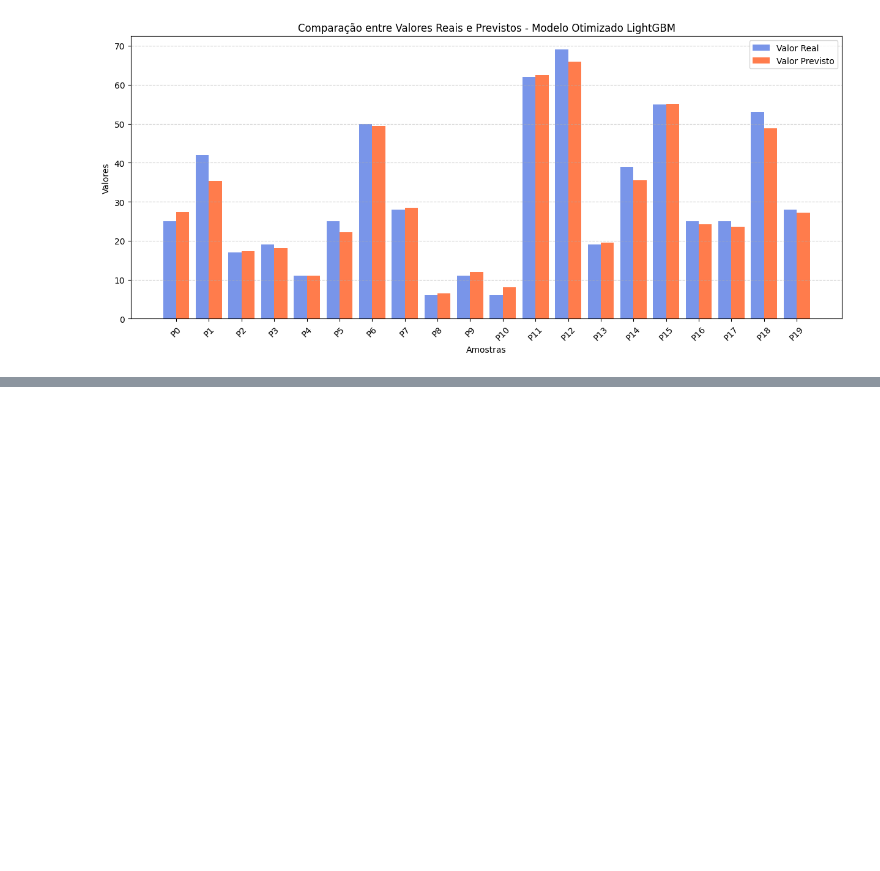
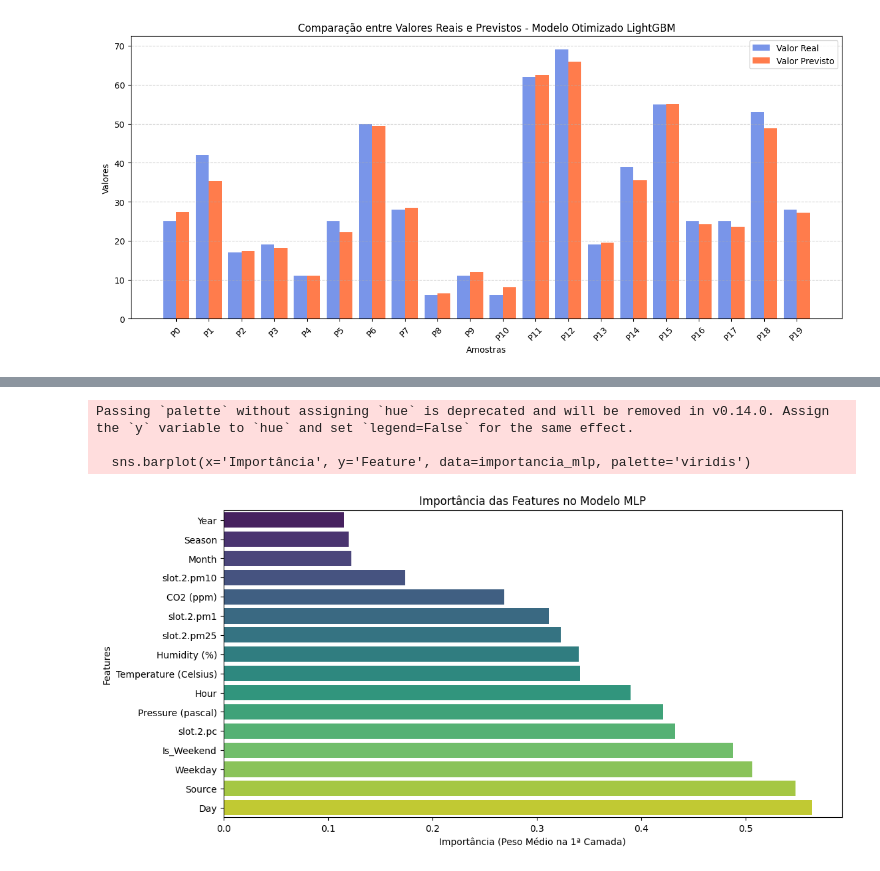
Before and after one commit to victor7miguel7/pesquisa-ic-ar, a Jupyter notebook: air_quality.ipynb, the cells around one changed output, grey strips where cells are left out. Saved outputs shown, nothing was run; the diff lists cells and outputs as text; code cells hidden in the pictures; blank space fills up the shorter version.

```diff
--- a/air_quality.ipynb
+++ b/air_quality.ipynb
@@ -1235,0 +1353,27 @@ R² Score: 0.0460
+# %%
+import matplotlib.pyplot as plt
+import seaborn as sns
+import pandas as pd
+
+# Extrai os pesos absolutos da primeira camada
+with torch.no_grad():
+    first_layer_weights = model.fc1.weight.abs().mean(dim=0).numpy()
+
+# Cria DataFrame com nomes das features e seus pesos
+importancia_mlp = pd.DataFrame({
+    'Feature': X.columns,
+    'Importância': first_layer_weights
+}).sort_values(by='Importância', ascending=True)
+
+# Plot com mesmo estilo do gráfico do LightGBM
+plt.figure(figsize=(12, 6))
+sns.barplot(x='Importância', y='Feature', data=importancia_mlp, palette='viridis')
+plt.title('Importância das Features no Modelo MLP')
+plt.xlabel('Importância (Peso Médio na 1ª Camada)')
+plt.ylabel('Features')
+plt.show()
+# %% [output]
+Passing `palette` without assigning `hue` is deprecated and will be removed in v0.14.0. Assign the `y` variable to `hue` and set `legend=False` for the same effect.
+
+  sns.barplot(x='Importância', y='Feature', data=importancia_mlp, palette='viridis')
+[figure, added]
```
Also changed, not shown: parts of 14 cells of this notebook.
